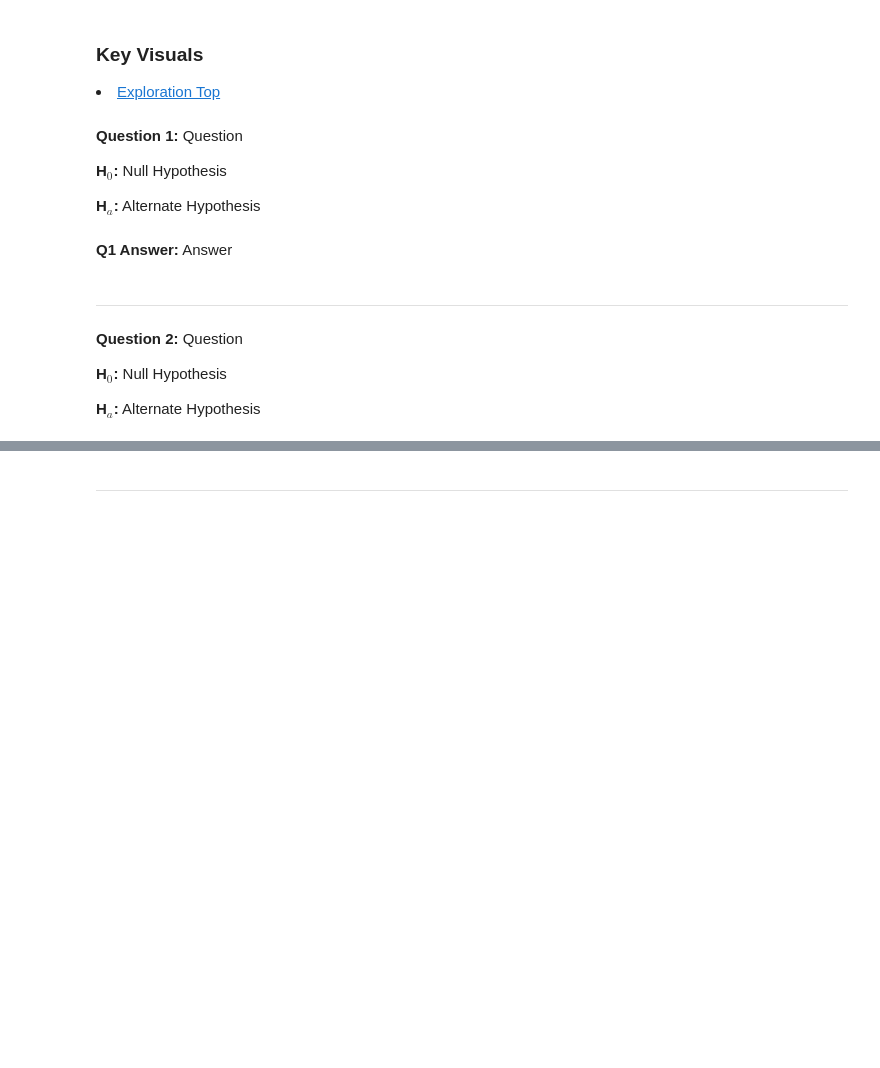
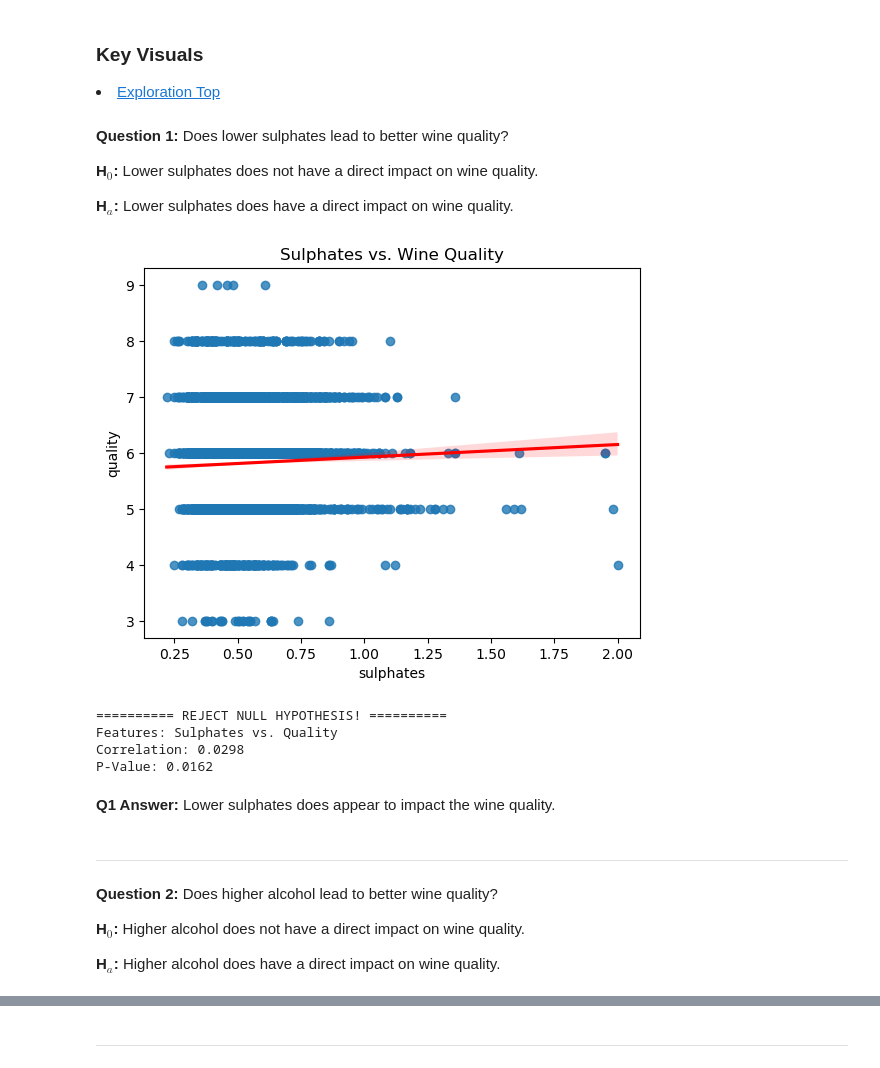
Before and after one commit to all-for-wine-andwine-for-all/all-for-wine-and-wine-for-all, a Jupyter notebook: final_report.ipynb, the cells around one changed output, grey strips where cells are left out. Drawn from its saved outputs; the diff is of its cells as text; code cells hidden in the pictures; blank space fills up the shorter version.

Commit message:
Completed q/a's, visuals, and stats testing

```diff
--- a/final_report.ipynb
+++ b/final_report.ipynb
@@ -84,8 +91,8 @@ Obtain both the 'red' and 'white' wine datasets from <a href='https://data.world
 <h3><b>Key Visuals</b></h3>
 <li><a href='#explore'>Exploration Top</a></li>
 # %% [markdown]
-<b>Question 1:</b> Question
+<b>Question 1:</b> Does lower sulphates lead to better wine quality?
 
-<b>H$_0$:</b> Null Hypothesis
+<b>H$_0$:</b> Lower sulphates does not have a direct impact on wine quality.
 
-<b>H$_a$:</b> Alternate Hypothesis
+<b>H$_a$:</b> Lower sulphates does have a direct impact on wine quality.
@@ -92,15 +101,26 @@ Obtain both the 'red' and 'white' wine datasets from <a href='https://data.world
 # %%
-# VISUAL HERE
+# From the 'final.py' file...
+# Get the regplot of sulphates vs. quality
+f.visual1()
+# %% [output]
+[figure, added]
 # %%
-# STATS HERE
+# From the 'final.py' file...
+# Get the statistics of sulphates vs. quality
+f.stat1()
+# %% [output]
+========== REJECT NULL HYPOTHESIS! ==========
+Features: Sulphates vs. Quality
+Correlation: 0.0298
+P-Value: 0.0162
 # %% [markdown]
-<b>Q1 Answer:</b> Answer
+<b>Q1 Answer:</b> Lower sulphates does appear to impact the wine quality.
 # %% [markdown]
 ---
 # %% [markdown]
-<b>Question 2:</b> Question
+<b>Question 2:</b> Does higher alcohol lead to better wine quality?
 
-<b>H$_0$:</b> Null Hypothesis
+<b>H$_0$:</b> Higher alcohol does not have a direct impact on wine quality.
 
-<b>H$_a$:</b> Alternate Hypothesis
+<b>H$_a$:</b> Higher alcohol does have a direct impact on wine quality.
 # %%
```
Also changed, not shown: parts of 13 cells of this notebook.
